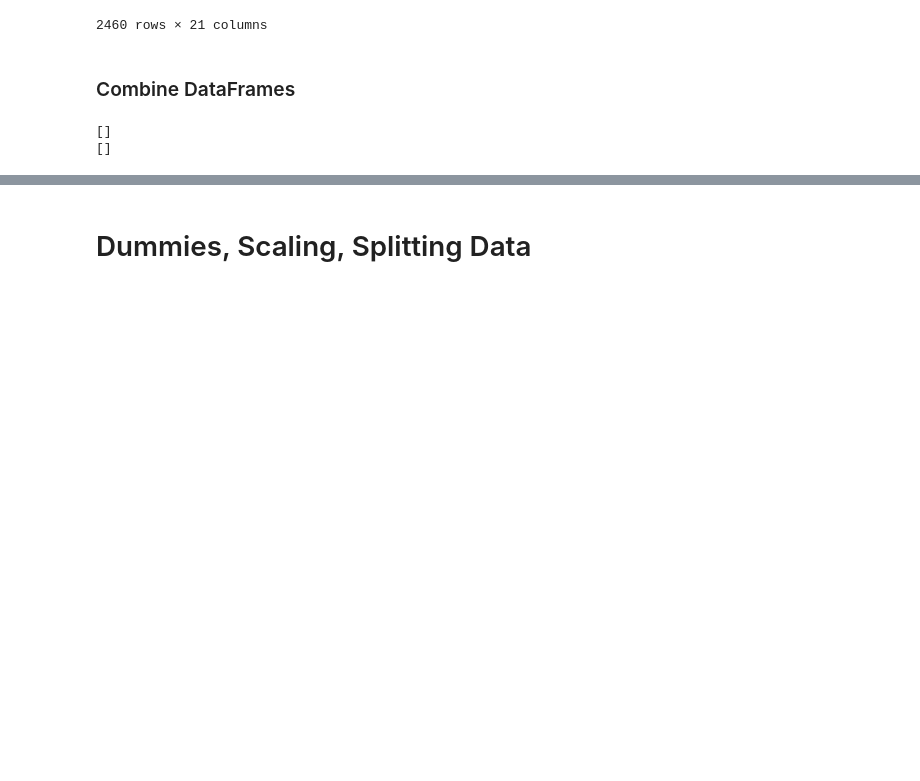
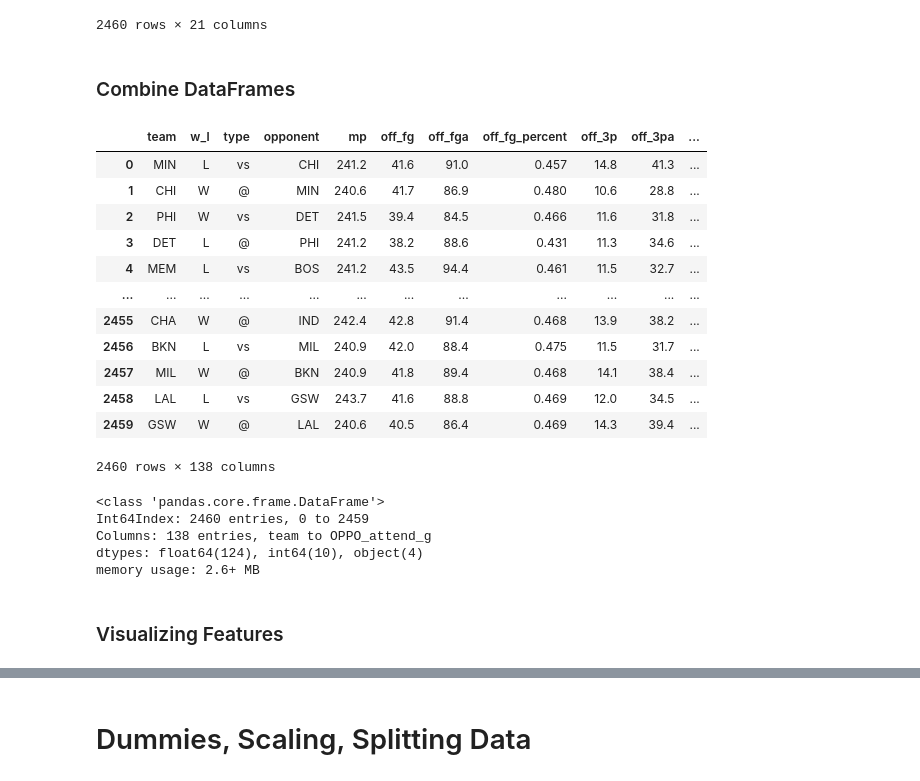
Before and after one commit to emeralddawns/NBA-Prediction-NN, a Jupyter notebook: NBA_Analysis.ipynb, the cells around one changed output, grey strips where cells are left out. Saved outputs shown, nothing was run; the diff lists cells and outputs as text; code cells hidden in the pictures; blank space fills up the shorter version.

Commit message:
PCA, feature vis added
original now labelled copy

```diff
--- a/NBA_Analysis.ipynb
+++ b/NBA_Analysis.ipynb
@@ -14,30 +8,31 @@
 ### Current Parameters:
 <a name='Parameters' />
 # %%
-use_post_season = "yes" # "yes" means yes, all else is no
+use_post_season = "no" # "yes" means yes, all else is no
 
 # Number of Neurons
 neurons_1 = 27
-neurons_2 = 15
-neurons_3 = 12
-neurons_4 = 3
+neurons_2 = 10
+neurons_3 = 10
+neurons_4 = 1
 
 # Activation Types
 activation_1 = "relu" # Original: "relu"
-activation_2 = "sigmoid"
+activation_2 = "relu"
 activation_3 = "sigmoid"
 activation_4 = "sigmoid"
 activation_outer = "sigmoid"
 
 # Dropout Layer - Rate is the fraction of the inputs to drop between 0 and 1. 0 is none dropped
-dropout_rate_1 = .1
-dropout_rate_2 = .1
-dropout_rate_3 = .1
+dropout_rate_1 = .30
+dropout_rate_2 = .20
+dropout_rate_3 = .20
+dropout_rate_4 = .00
 
-# Specify Learning Rate
-alpha = .003
+# Specify Learning Rate - Default is 0.001
+alpha = .0013
 
 # Number of Epochs
-num_epochs = 20 # Original: 50
+num_epochs = 20 # ~20 seems to yield the best results
 # %% [markdown]
 ### Import Dependencies
@@ -121,30 +128,45 @@ if use_post_season == "yes":
     post_matches = nba_post[["team", "w_l", "type", "opponent"]].copy()
     post_matches = post_matches.dropna()
 
     # Merge Agg Data with Abbv to create a dataframe with the aggregate data and the team abbreviation
     post_season_abbv = post_season_compiled.merge(name_abbv, how = "left", left_on = "team", right_on = "team_name")
 
     # Drop the full team names in favor of the abbv
     post_season_abbv = post_season_abbv.drop(["team", "team_name"], axis = 1)
 
     # Distinguish Opponent Data from "Defending" Team Data
     oppo_post_season_abbv = post_season_abbv.add_prefix('OPPO_')
 
     # Merge Team Agg Info with Match Info, twice... Once for defending team, once for opponent
     post_games_data = post_matches.merge(post_season_abbv, how = "left", left_on = "team", right_on = "abbreviation").merge(oppo_post_season_abbv, how = "left", left_on = "opponent", right_on = "OPPO_abbreviation")
 
     # Drop target and superfluous columns
     post_games_data = post_games_data.drop(["abbreviation", "OPPO_abbreviation"], axis = 1)
 
     # This is effectively dropping play-in matches until/unless we have play-in stats
     post_games_data = post_games_data.dropna()
 
     # These columns are getting dropped until/unless placeholders can be calculated for items the regular season has that play-off do not. Strength of Schedule, Margin of Victory
     team_games_data = team_games_data.drop(['sos', 'OPPO_srs', 'OPPO_mov', 'OPPO_sos', 'OPPO_attend_g', 'srs', 'attend_g', 'mov'], axis = 1)
 
     # Make the column orders match
     columns = list(team_games_data.columns)
     post_games_data = post_games_data[columns].copy()
 
     # Concat post season games date and regular season games data
     team_games_data = pd.concat([post_games_data, team_games_data], ignore_index=True)
+team_games_data
+# %% [output]
+|  | team | w_l | type | opponent | mp | off_fg | off_fga | off_fg_percent | off_3p | off_3pa | ... |
+| 0 | MIN | L | vs | CHI | 241.2 | 41.6 | 91.0 | 0.457 | 14.8 | 41.3 | ... |
+| 1 | CHI | W | @ | MIN | 240.6 | 41.7 | 86.9 | 0.480 | 10.6 | 28.8 | ... |
+| 2 | PHI | W | vs | DET | 241.5 | 39.4 | 84.5 | 0.466 | 11.6 | 31.8 | ... |
+| 3 | DET | L | @ | PHI | 241.2 | 38.2 | 88.6 | 0.431 | 11.3 | 34.6 | ... |
+| 4 | MEM | L | vs | BOS | 241.2 | 43.5 | 94.4 | 0.461 | 11.5 | 32.7 | ... |
+| ... | ... | ... | ... | ... | ... | ... | ... | ... | ... | ... | ... |
+| 2455 | CHA | W | @ | IND | 242.4 | 42.8 | 91.4 | 0.468 | 13.9 | 38.2 | ... |
+| 2456 | BKN | L | vs | MIL | 240.9 | 42.0 | 88.4 | 0.475 | 11.5 | 31.7 | ... |
+| 2457 | MIL | W | @ | BKN | 240.9 | 41.8 | 89.4 | 0.468 | 14.1 | 38.4 | ... |
+| 2458 | LAL | L | vs | GSW | 243.7 | 41.6 | 88.8 | 0.469 | 12.0 | 34.5 | ... |
+| 2459 | GSW | W | @ | LAL | 240.6 | 40.5 | 86.4 | 0.469 | 14.3 | 39.4 | ... |
+2460 rows × 138 columns
@@ -156,7 +173,15 @@ if use_post_season == "yes":
 # %%
-# Confirm a lack of differences
-print(list(set(team_games_data.columns) - set(post_games_data.columns))) # Regular Season has these, Post Season doesn't
-print(list(set(post_games_data.columns) - set(team_games_data.columns)))
+# Confirm a lack of differences in columns
+if use_post_season == "yes":
+    print(list(set(team_games_data.columns) - set(post_games_data.columns))) # Regular Season has these, Post Season doesn't
+    print(list(set(post_games_data.columns) - set(team_games_data.columns)))
-# %% [output]
-[]
-[]
+# %%
+team_games_data.info()
+# %% [output]
+<class 'pandas.core.frame.DataFrame'>
+Int64Index: 2460 entries, 0 to 2459
+Columns: 138 entries, team to OPPO_attend_g
+dtypes: float64(124), int64(10), object(4)
+memory usage: 2.6+ MB
+# %% [markdown]
+### Visualizing Features
```
Also changed, not shown: parts of 65 cells of this notebook.
